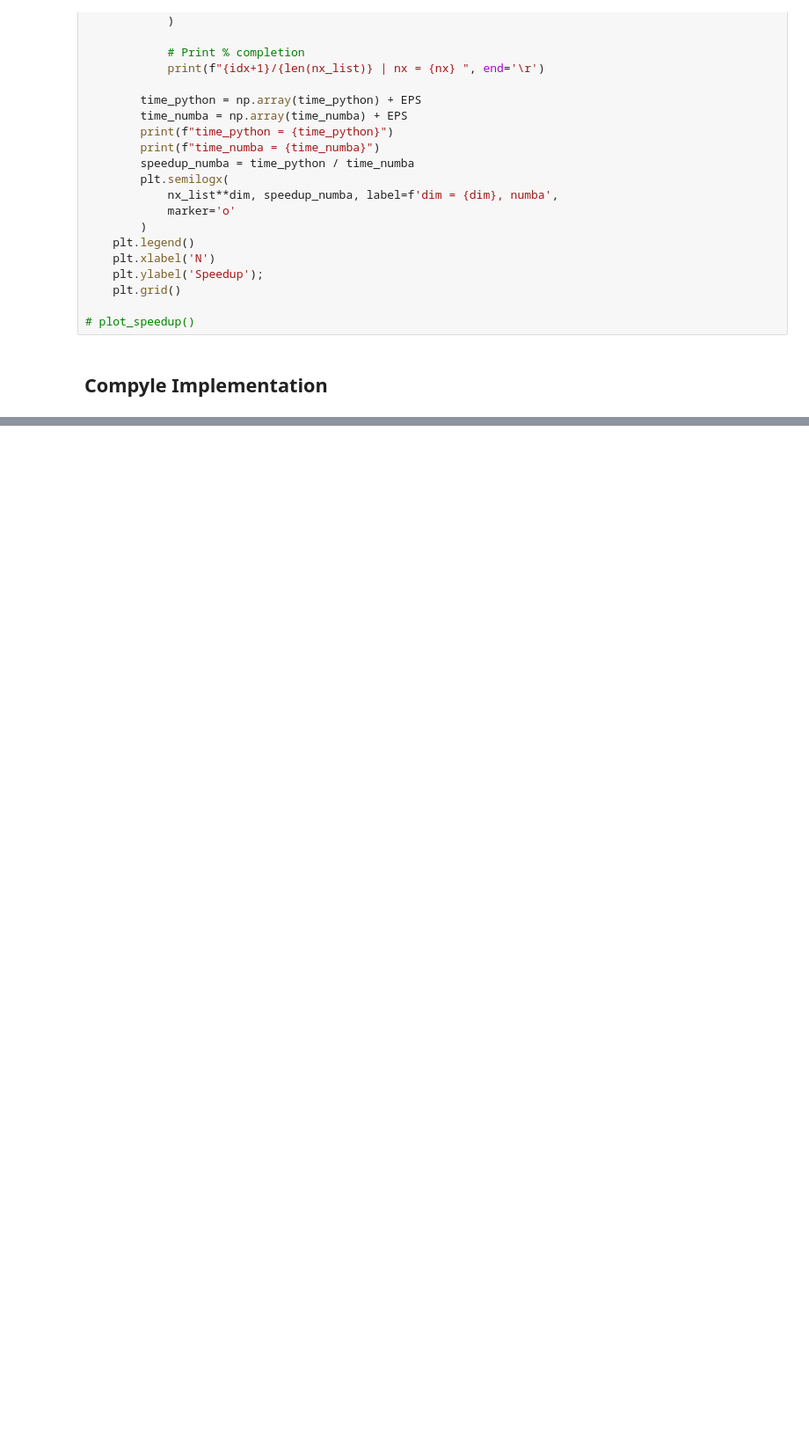
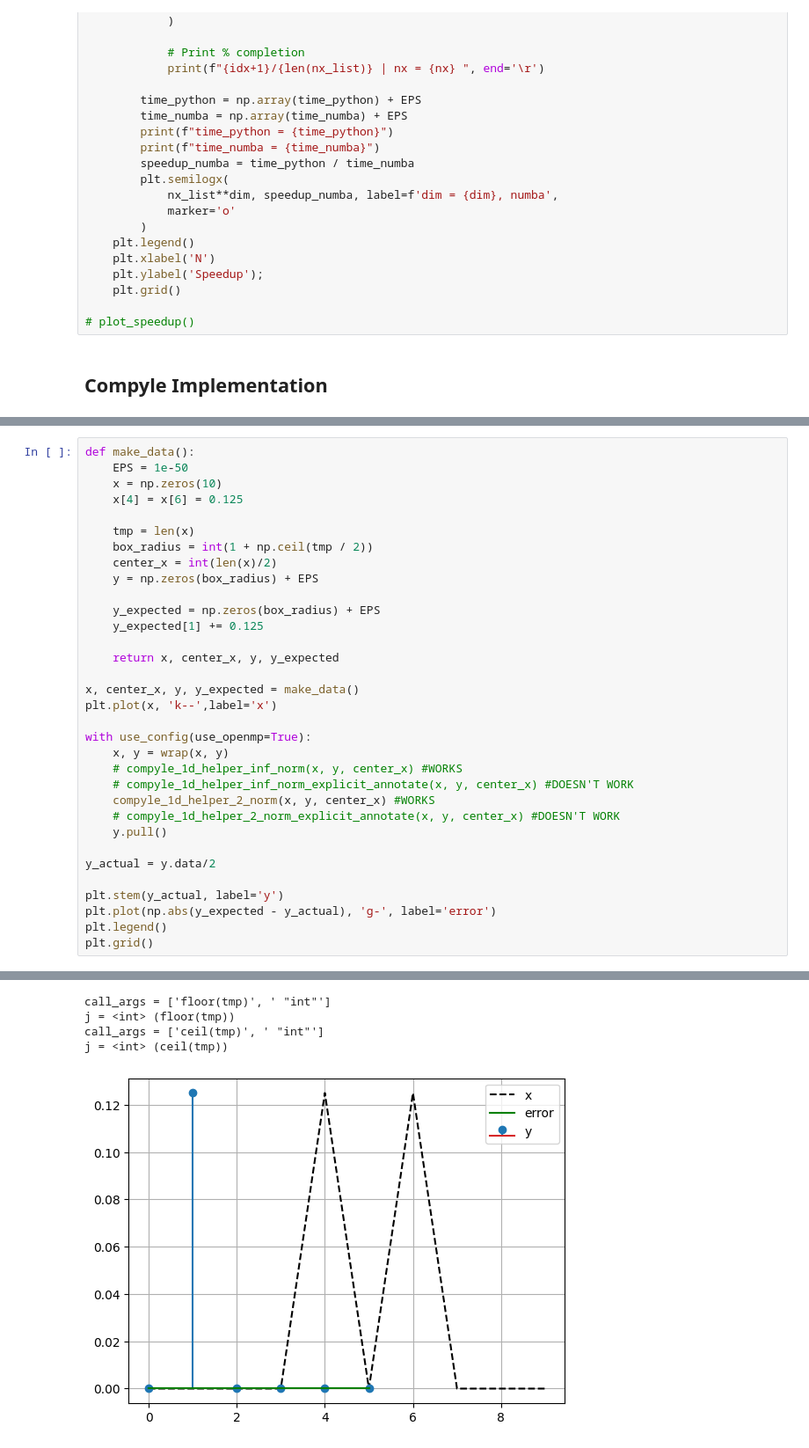
Before and after one commit to Prajwal-Prathiksh/ddp-thesis, a Jupyter notebook: code/play_energy_spectrum.ipynb, the cells around one changed output, grey strips where cells are left out. Shown at 88% size. Saved outputs shown, nothing was run; the diff lists cells and outputs as text; blank space fills up the shorter version.

Commit message:
Add 2d helper

```diff
--- a/code/play_energy_spectrum.ipynb
+++ b/code/play_energy_spectrum.ipynb
@@ -425,0 +467,34 @@ from compyle.low_level import cast
+# %%
+def make_data():
+    EPS = 1e-50
+    x = np.zeros(10)
+    x[4] = x[6] = 0.125
+
+    tmp = len(x)
+    box_radius = int(1 + np.ceil(tmp / 2))
+    center_x = int(len(x)/2)
+    y = np.zeros(box_radius) + EPS
+
+    y_expected = np.zeros(box_radius) + EPS
+    y_expected[1] += 0.125
+
+    return x, center_x, y, y_expected
+
+x, center_x, y, y_expected = make_data()
+plt.plot(x, 'k--',label='x')
+
+with use_config(use_openmp=True):
+    x, y = wrap(x, y)
+    # compyle_1d_helper_inf_norm(x, y, center_x) #WORKS
+    # compyle_1d_helper_inf_norm_explicit_annotate(x, y, center_x) #DOESN'T WORK
+    compyle_1d_helper_2_norm(x, y, center_x) #WORKS
+    # compyle_1d_helper_2_norm_explicit_annotate(x, y, center_x) #DOESN'T WORK
+    y.pull()
+
+y_actual = y.data/2
+
+plt.stem(y_actual, label='y')
+plt.plot(np.abs(y_expected - y_actual), 'g-', label='error')
+plt.legend()
+plt.grid()
+# %% [output]
@@ -425,0 +518,5 @@ from compyle.low_level import cast
+call_args = ['floor(tmp)', ' "int"']
+j = <int> (floor(tmp))
+call_args = ['ceil(tmp)', ' "int"']
+j = <int> (ceil(tmp))
+[figure, added]
```
Also changed, not shown: parts of 21 cells of this notebook.
